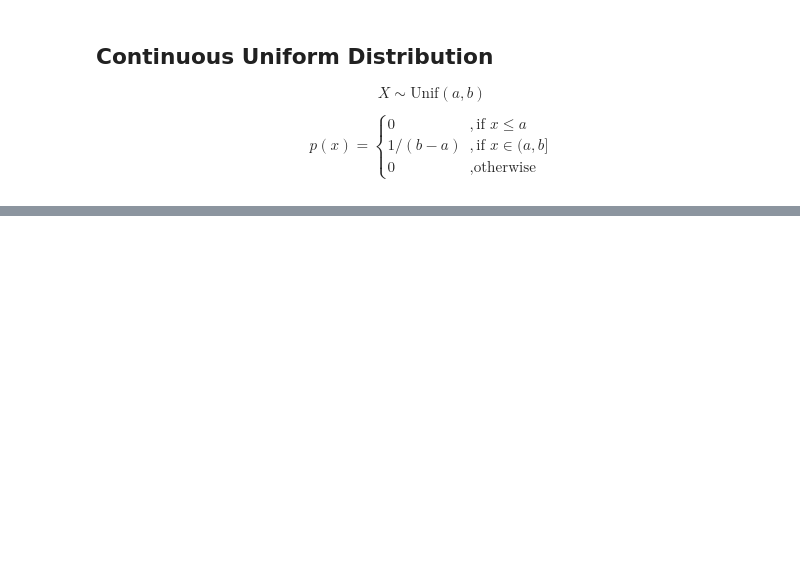
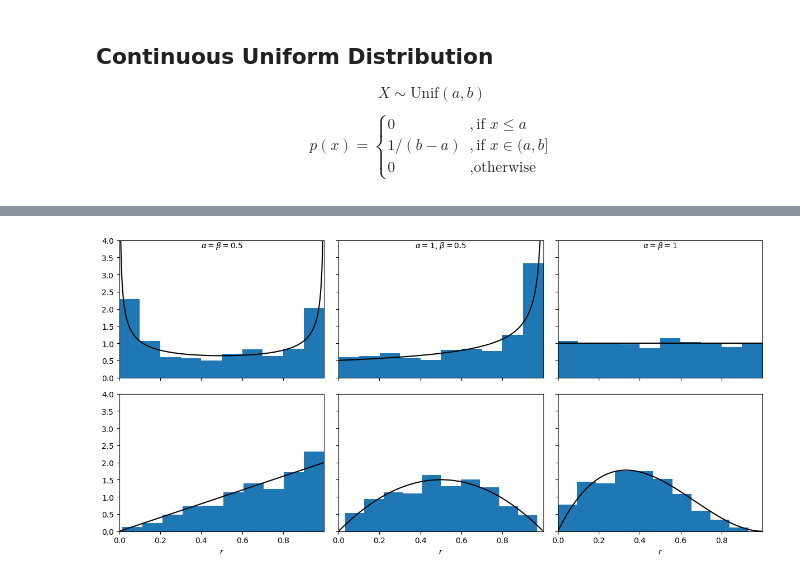
Before and after one commit to marioboley/Uni-Haifa-214.4312-Code, a Jupyter notebook: A2_distributions.ipynb, the cells around one changed output, grey strips where cells are left out. Drawn from its saved outputs; the diff is of its cells as text; code cells hidden in the pictures; blank space fills up the shorter version.

Commit message:
added beta distribution with derivation

```diff
--- a/A2_distributions.ipynb
+++ b/A2_distributions.ipynb
@@ -112,0 +164,58 @@ $$
+# %%
+from scipy.special import beta as beta_fct
+from scipy.stats import beta
+
+def beta_pdf(x, alpha, beta):
+    return x**(alpha-1)*(1-x)**(beta-1)/beta_fct(alpha, beta)
+
+x = np.linspace(0, 1, 200, endpoint=False)
+# print(beta_pdf(x, 0.5, 0.5))
+
+n = 500
+r_05_05 = rng.beta(0.5, 0.5, size=n)
+r_1_05 = rng.beta(1, 0.5, size=n)
+r_1_1 = rng.beta(1, 1, size=n)
+r_2_1 = rng.beta(2, 1, size=n)
+r_2_2 = rng.beta(2, 2, size=n)
+r_2_3 = rng.beta(2, 3, size=n)
+# print(r_0505)
+
+fig, ax = plt.subplots(2, 3, figsize=(12, 6), sharey=True, sharex=True, tight_layout=True)
+
+ax[0][0].hist(r_05_05, density=True)
+ax[0][0].set_xmargin(0)
+# ax[0].plot(x, beta_pdf(x, 0.5, 0.5))
+ax[0][0].plot(x, beta.pdf(x, 0.5, 0.5), color='k')
+ax[0][0].text(0.5, 1, r'$\alpha=\beta=0.5$', transform=ax[0][0].transAxes, horizontalalignment='center', verticalalignment='top')
+
+ax[0][1].hist(r_1_05, density=True)
+ax[0][1].plot(x, beta.pdf(x, 1, 0.5), color='k')
+ax[0][1].set_xmargin(0)
+ax[0][1].text(0.5, 1, r'$\alpha=1$, $\beta=0.5$', transform=ax[0][1].transAxes, horizontalalignment='center', verticalalignment='top')
+
+ax[0][2].hist(r_1_1, density=True)
+ax[0][2].plot(x, beta.pdf(x, 1, 1), color='k')
+ax[0][2].set_xmargin(0)
+ax[0][2].text(0.5, 1, r'$\alpha=\beta=1$', transform=ax[0][2].transAxes, horizontalalignment='center', verticalalignment='top')
+
+ax[1][0].hist(r_2_1, density=True)
+ax[1][0].plot(x, beta.pdf(x, 2, 1), color='k')
+ax[1][0].set_xmargin(0)
+
+ax[1][1].hist(r_2_2, density=True)
+ax[1][1].plot(x, beta.pdf(x, 2, 2), color='k')
+ax[1][1].set_xmargin(0)
+
+ax[1][2].hist(r_2_3, density=True)
+ax[1][2].plot(x, beta.pdf(x, 2, 3), color='k')
+ax[1][2].set_xmargin(0)
+
+ax[0][0].set_ylim(0, 4)
+ax[1][0].set_xlabel('$r$')
+ax[1][1].set_xlabel('$r$')
+ax[1][2].set_xlabel('$r$')
+
+
+plt.show()
+# %% [output]
+[figure, added]
```
Also changed, not shown: parts of 3 cells of this notebook.
